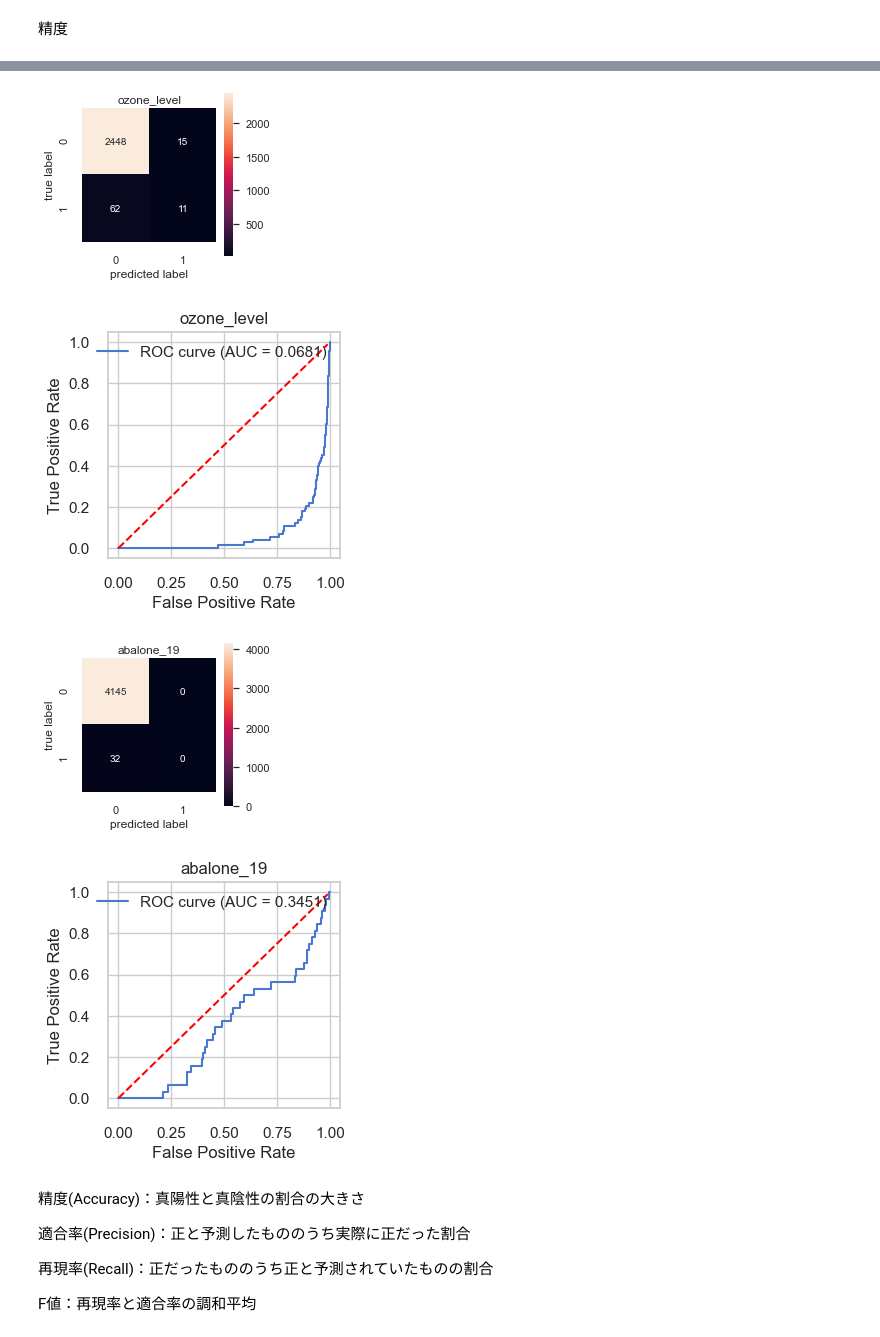
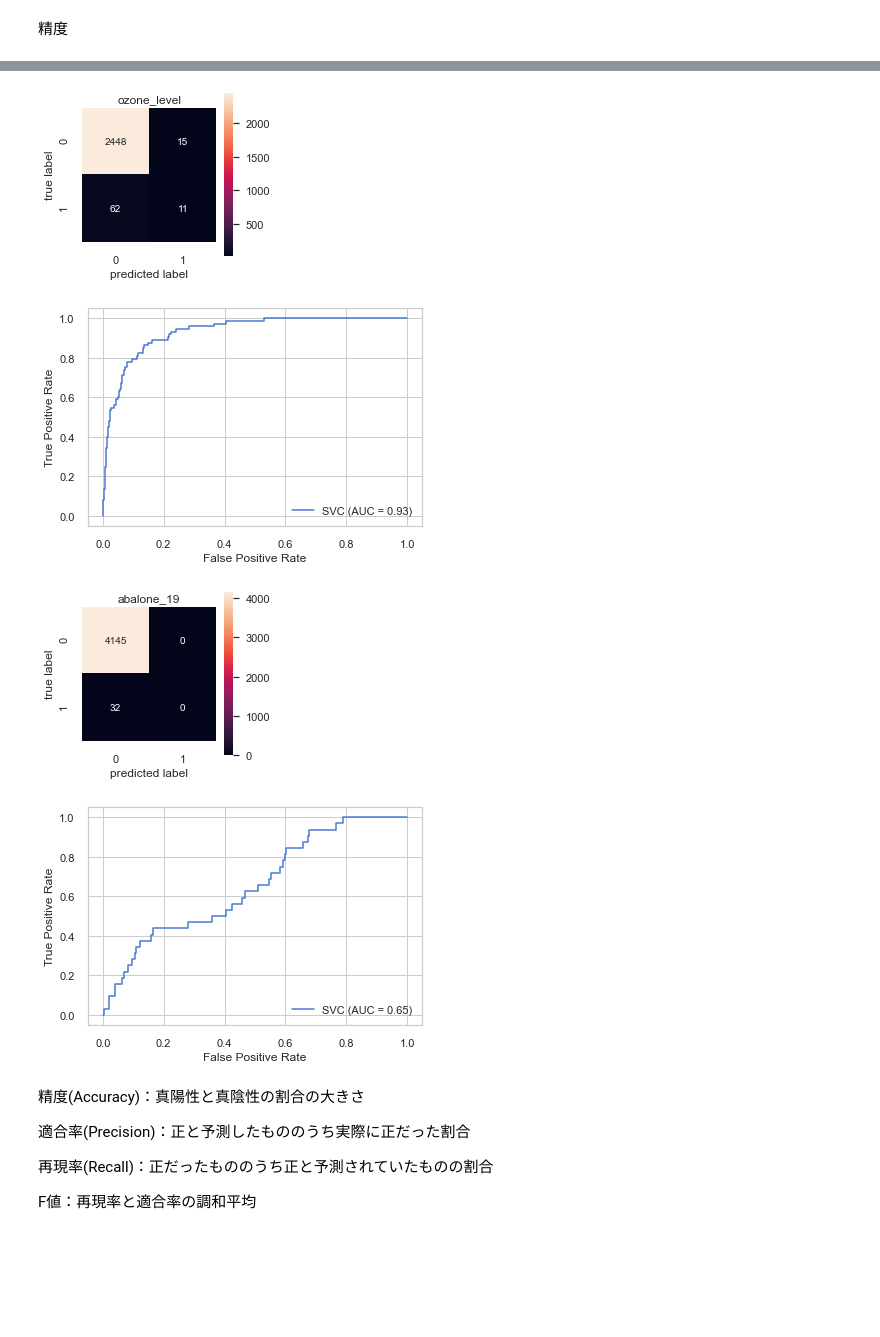
Before and after one commit to ism-k/DataScience1, a Jupyter notebook: excercise_4_sampling.ipynb, the cells around one changed output, grey strips where cells are left out. Cells and saved outputs as stored; diff of their text form; code cells hidden in the pictures; blank space fills up the shorter version.

```diff
--- a/excercise_4_sampling.ipynb
+++ b/excercise_4_sampling.ipynb
@@ -197,31 +184,20 @@ scores[("thyroid","f1_score")] = f1_score(y_thyroid_sick, clf_thyroid_sick.predi
 # %%
-clf_ozone_level = SVC(kernel='linear',probability=True).fit(X_ozone_level, y_ozone_level)
 cmx_data = confusion_matrix(y_ozone_level, clf_ozone_level.predict(X_ozone_level))
 df_cmx = pd.DataFrame(cmx_data)
 plt.figure(figsize=(3,3))
 sns.heatmap(df_cmx, fmt='d', annot=True, square=True)
 plt.title("ozone_level")
 plt.xlabel("predicted label")
 plt.ylabel("true label")
 plt.show()
 
-fpr, tpr, thresholds = metrics.roc_curve(y_ozone_level, clf_ozone_level.predict_proba(X_ozone_level)[:,0], pos_label=1)
-auc = metrics.auc(fpr, tpr)
-plt.figure(figsize=(3,3), dpi=100)
-plt.plot(fpr, tpr, label='ROC curve (AUC = %.4f)'%auc)
-x = np.arange(0, 1, 0.01)
-plt.plot(x, x, c = 'red', linestyle = '--')
-plt.legend()
-plt.title("ozone_level")
-plt.xlabel('False Positive Rate')
-plt.ylabel('True Positive Rate')
-plt.grid(True)
+metrics.plot_roc_curve(clf_ozone_level, X_ozone_level, y_ozone_level)
 plt.show()
 
 scores[("ozone_level",'accuracy')] = accuracy_score(y_ozone_level, clf_ozone_level.predict(X_ozone_level))
 scores[("ozone_level","recall")] = recall_score(y_ozone_level, clf_ozone_level.predict(X_ozone_level), pos_label=1)
 scores[("ozone_level","precision")] = precision_score(y_ozone_level, clf_ozone_level.predict(X_ozone_level), pos_label=1)
 scores[("ozone_level","f1_score")] = f1_score(y_ozone_level, clf_ozone_level.predict(X_ozone_level), pos_label=1)
 # %% [output]
 [figure]
-[figure, old version]
+[figure, new version]
@@ -228,5 +207,4 @@ scores[("ozone_level","f1_score")] = f1_score(y_ozone_level, clf_ozone_level.pre
 # %%
-clf_abalone_19 = SVC(kernel='linear',probability=True).fit(X_abalone_19, y_abalone_19)
 cmx_data = confusion_matrix(y_abalone_19, clf_abalone_19.predict(X_abalone_19))
 df_cmx = pd.DataFrame(cmx_data)
 plt.figure(figsize=(3,3))
@@ -236,17 +214,7 @@ plt.xlabel("predicted label")
 plt.ylabel("true label")
 plt.show()
 
-fpr, tpr, thresholds = metrics.roc_curve(y_abalone_19, clf_abalone_19.predict_proba(X_abalone_19)[:,0], pos_label=1)
-auc = metrics.auc(fpr, tpr)
-plt.figure(figsize=(3,3), dpi=100)
-plt.plot(fpr, tpr, label='ROC curve (AUC = %.4f)'%auc)
-x = np.arange(0, 1, 0.01)
-plt.plot(x, x, c = 'red', linestyle = '--')
-plt.legend()
-plt.title("abalone_19")
-plt.xlabel('False Positive Rate')
-plt.ylabel('True Positive Rate')
-plt.grid(True)
+metrics.plot_roc_curve(clf_abalone_19, X_abalone_19, y_abalone_19)
 plt.show()
 
 scores[("abalone_19",'accuracy')] = accuracy_score(y_abalone_19, clf_abalone_19.predict(X_abalone_19))
@@ -255,7 +223,7 @@ scores[("abalone_19","precision")] = precision_score(y_abalone_19, clf_abalone_1
 scores[("abalone_19","f1_score")] = f1_score(y_abalone_19, clf_abalone_19.predict(X_abalone_19), pos_label=1)
 # %% [output]
 [figure]
-[figure, old version]
+[figure, new version]
 # %% [markdown]
 精度(Accuracy)：真陽性と真陰性の割合の大きさ
 
```
Also changed, not shown: parts of 28 cells of this notebook, 1 other file.
